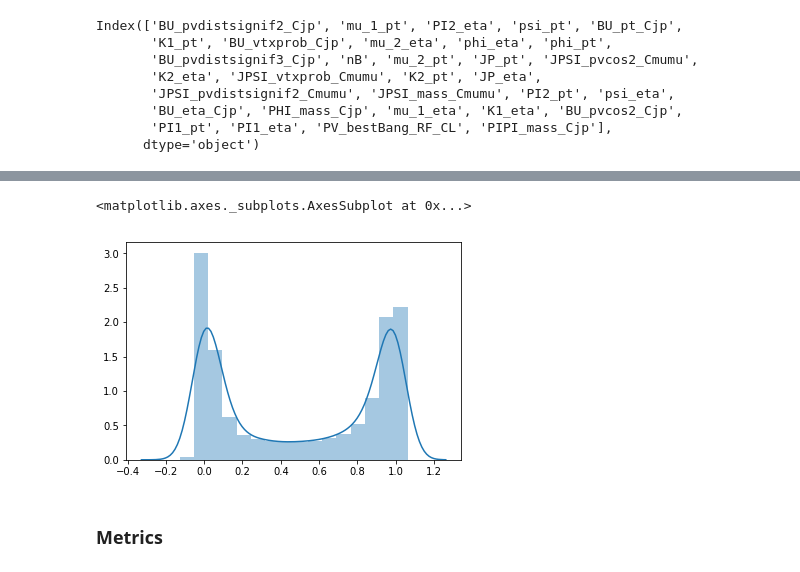
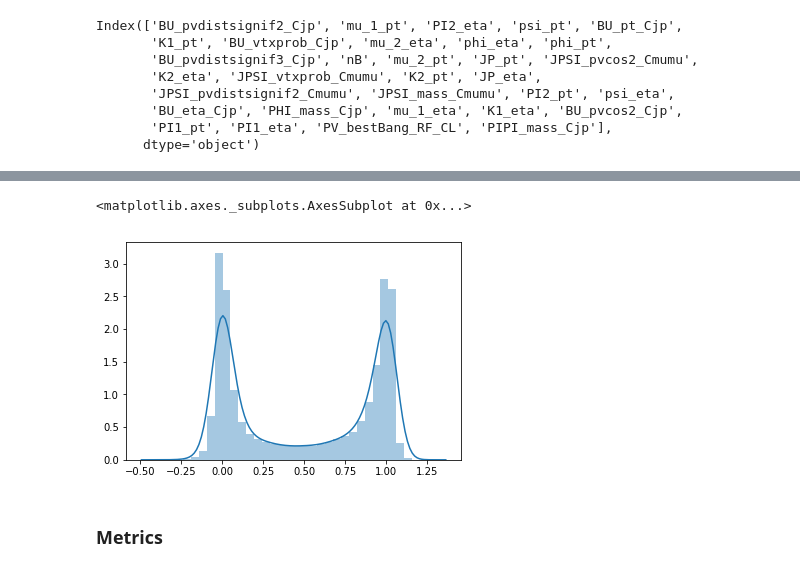
Before and after one commit to ofivite/MISP2019, a Jupyter notebook: school_preliminary_studies.ipynb, the cells around one changed output, grey strips where cells are left out. Drawn from its saved outputs; the diff is of its cells as text; code cells hidden in the pictures.

```diff
--- a/school_preliminary_studies.ipynb
+++ b/school_preliminary_studies.ipynb
@@ -295,6 +324,6 @@ Index(['BU_pvdistsignif2_Cjp', 'mu_1_pt', 'PI2_eta', 'psi_pt', 'BU_pt_Cjp',
 # %%
-train_data = lgb.Dataset(X_train, label=y_train) #.drop(columns=['psi_mass_Cjp'])
-test_data  = lgb.Dataset(X_test, label=y_test)
+train_data = lgb.Dataset(X_train, label=y_train, free_raw_data=False) #.drop(columns=['psi_mass_Cjp'])
+test_data  = lgb.Dataset(X_test, label=y_test, free_raw_data=False)
 # %%
 lgb_params = {'seed': 123,
            'num_leaves': 30, 'max_depth': 10, 'subsample': .4, 'colsample_bytree': .9,
@@ -305,4 +334,5 @@ lgb_params = {'seed': 123,
 #            'num_leaves': 30, 'max_depth': 10, 'subsample': .4, 'colsample_bytree': .9,
 #            'learning_rate': 0.06385698692724433,  'lambda': 2.511502718995968,'min_child_weight': 1
 #                }
-lgb_params['metric'] = ['auc', 'binary_logloss']
+# lgb_params['metric'] = ['auc'] #, 'binary_logloss'
+# lgb_params['objective'] = AMS_loss #, 'binary_logloss'
@@ -308,0 +388,9 @@ lgb_params['metric'] = ['auc', 'binary_logloss']
+# %%
+num_round = 250
+evals_result = {}
+init_lgb_booster = lgb.train(lgb_params, train_data, num_round, verbose_eval=10, feval=AMS_eval,
+                             valid_sets=[test_data], evals_result=evals_result, keep_training_booster = True)
+#, early_stopping_rounds=20, verbose_eval=True, valid_sets=[test_data]
+# feval=AMS_eval,
+
+init_lgb_booster.save_model('init_lgb_booster.txt')
@@ -330,12 +454,12 @@ Early stopping, best iteration is:
 # %%
-prediction_test = lgb_booster.predict(X_test)
-prediction_train = lgb_booster.predict(X_train)
-prediction_lgb = lgb_booster.predict(predict_data)
+prediction_test = init_lgb_booster.predict(X_test)
+prediction_train = init_lgb_booster.predict(X_train)
+prediction_lgb = init_lgb_booster.predict(predict_data)
 # %%
-sns.distplot(prediction_test)
+sns.distplot(prediction_train)
 # %% [output]
 <matplotlib.axes._subplots.AxesSubplot at 0x...>
-[figure, old version]
+[figure, new version]
 # %% [markdown]
 ### **Metrics**
 # %%
```
Also changed, not shown: parts of 27 cells of this notebook.
